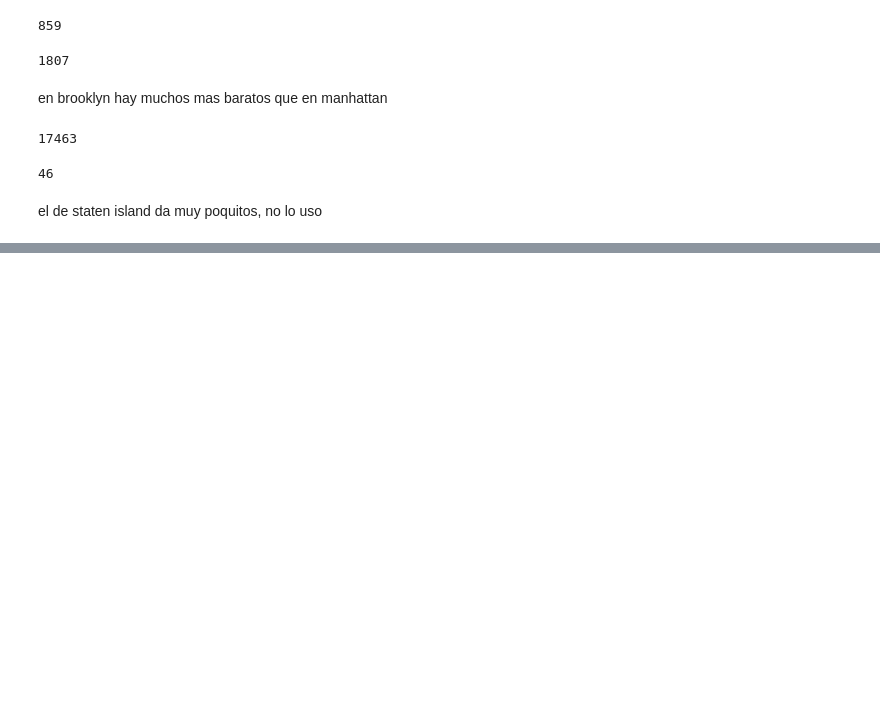
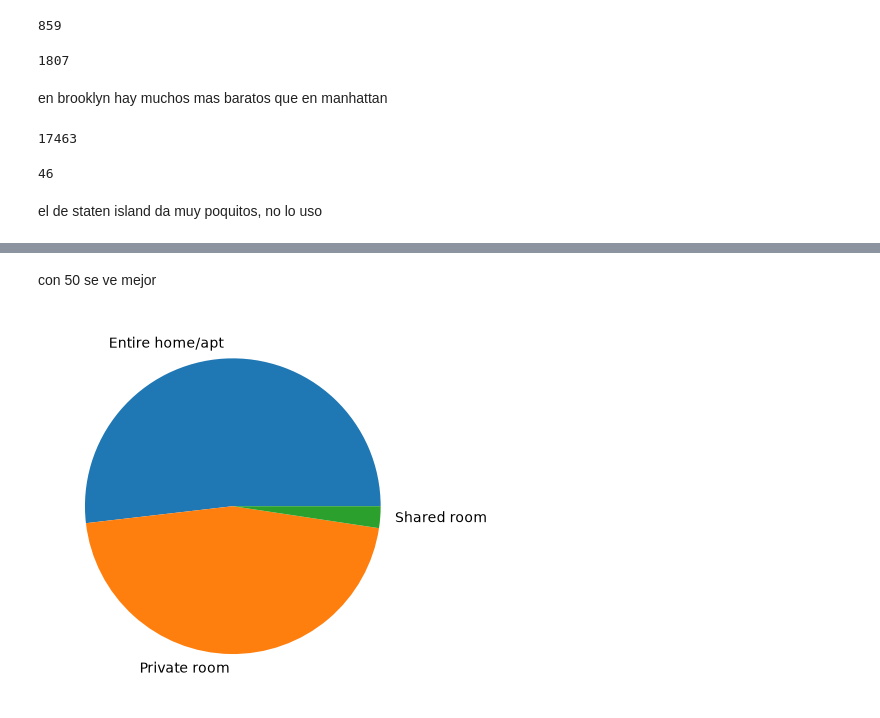
Before and after one commit to lina20-26/proyecto-airbnb-nyc, a Jupyter notebook: cuadernos/exploracion_paula.ipynb, the cells around one changed output, grey strips where cells are left out. Drawn from its saved outputs; the diff is of its cells as text; code cells hidden in the pictures; blank space fills up the shorter version.

```diff
--- a/cuadernos/exploracion_paula.ipynb
+++ b/cuadernos/exploracion_paula.ipynb
@@ -159,0 +172,7 @@ el de staten island da muy poquitos, no lo uso
+# %% [markdown]
+con 50 se ve mejor
+# %%
+d["room_type"].value_counts().plot(kind="pie")
+plt.show()
+# %% [output]
+[figure, added]
```
Also changed, not shown: parts of 6 cells of this notebook.
